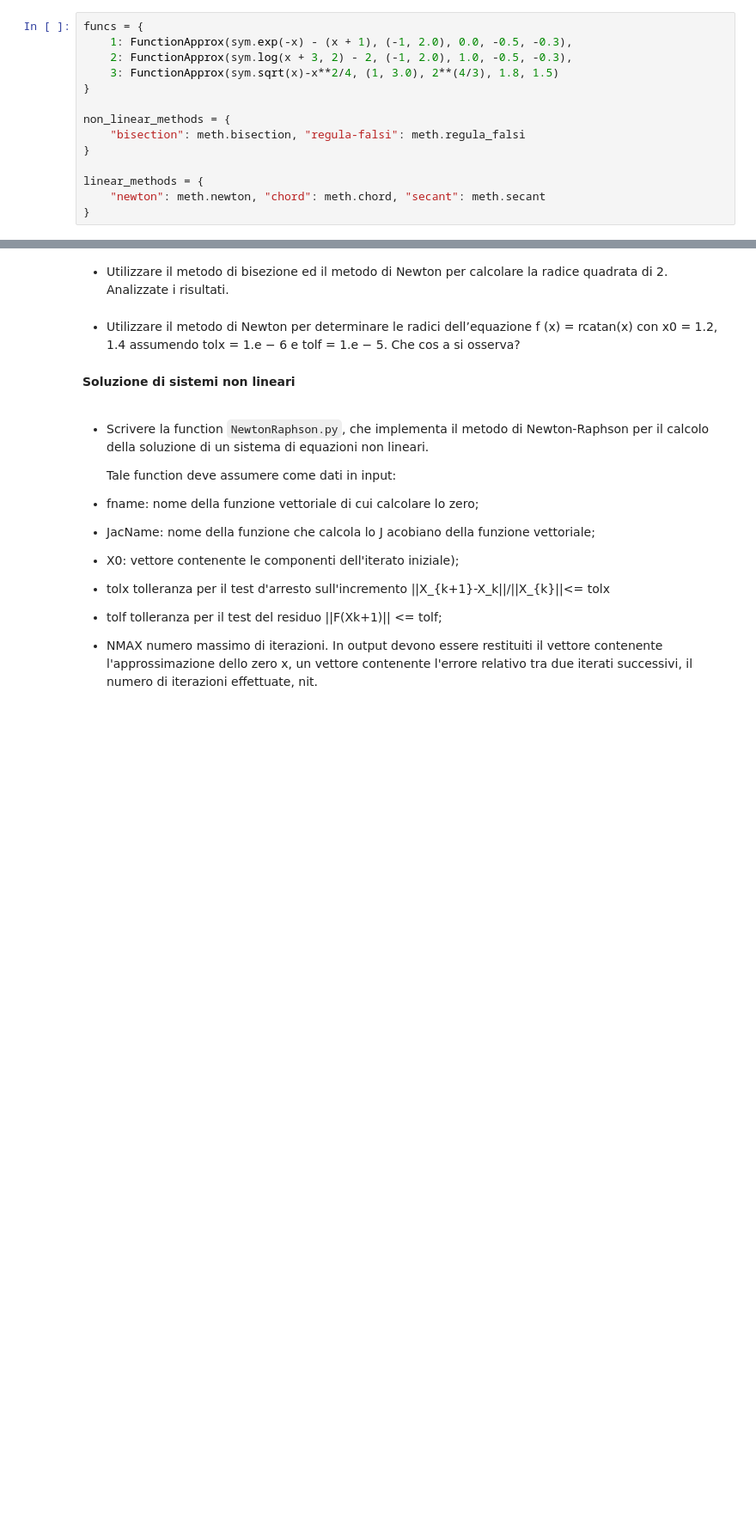
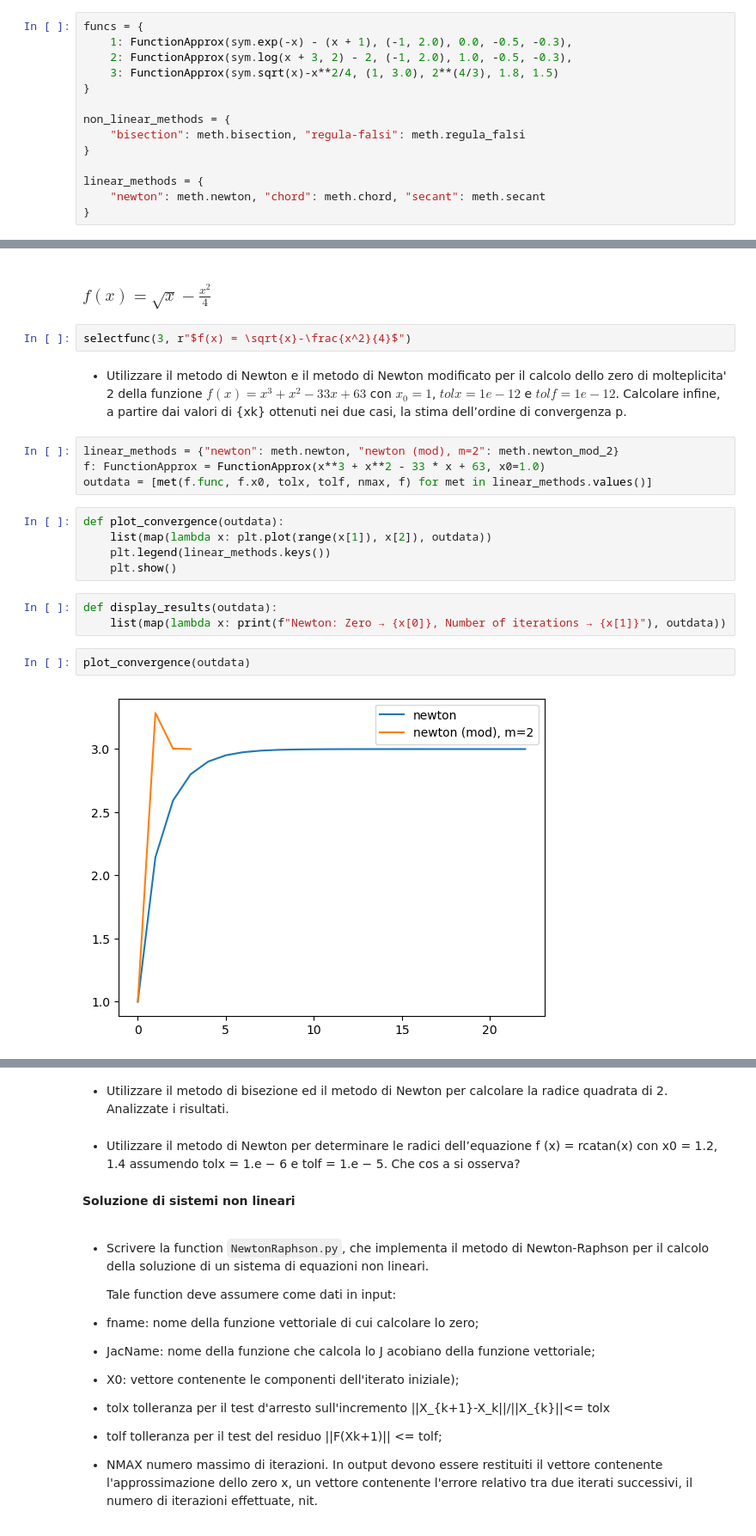
Before and after one commit to KeegTheBoi/metodi_numerici_es, a Jupyter notebook: Lecture 6/Esercitazione_6.ipynb, the cells around one changed output, grey strips where cells are left out. Shown at 86% size. Saved outputs shown, nothing was run; the diff lists cells and outputs as text; blank space fills up the shorter version.

```diff
--- a/Lecture 6/Esercitazione_6.ipynb
+++ b/Lecture 6/Esercitazione_6.ipynb
@@ -158,0 +150,26 @@ ottenuti nei due casi, la stima dell’ordine di convergenza p.
+# %% [markdown]
+<h3>$f(x) = \sqrt{x}-\frac{x^2}{4}$</h3>
+# %%
+selectfunc(3, r"$f(x) = \sqrt{x}-\frac{x^2}{4}$")
+# %% [markdown]
+- Utilizzare il metodo di Newton e il metodo di Newton modificato per il calcolo
+dello zero di molteplicita' 2 della funzione $f(x) =
+x^3 + x^2− 33x + 63$ con $x_0 = 1$,
+$tolx = 1e−12$ e $tolf = 1e−12$. Calcolare infine, a partire dai valori di {xk}
+ottenuti nei due casi, la stima dell’ordine di convergenza p.
+# %%
+linear_methods = {"newton": meth.newton, "newton (mod), m=2": meth.newton_mod_2}
+f: FunctionApprox = FunctionApprox(x**3 + x**2 - 33 * x + 63, x0=1.0)
+outdata = [met(f.func, f.x0, tolx, tolf, nmax, f) for met in linear_methods.values()]
+# %%
+def plot_convergence(outdata):
+    list(map(lambda x: plt.plot(range(x[1]), x[2]), outdata))
+    plt.legend(linear_methods.keys())
+    plt.show()
+# %%
+def display_results(outdata):
+    list(map(lambda x: print(f"Newton: Zero → {x[0]}, Number of iterations → {x[1]}"), outdata))
+# %%
+plot_convergence(outdata)
+# %% [output]
+[figure, added]
```
Also changed, not shown: parts of 12 cells of this notebook, 2 other files.
